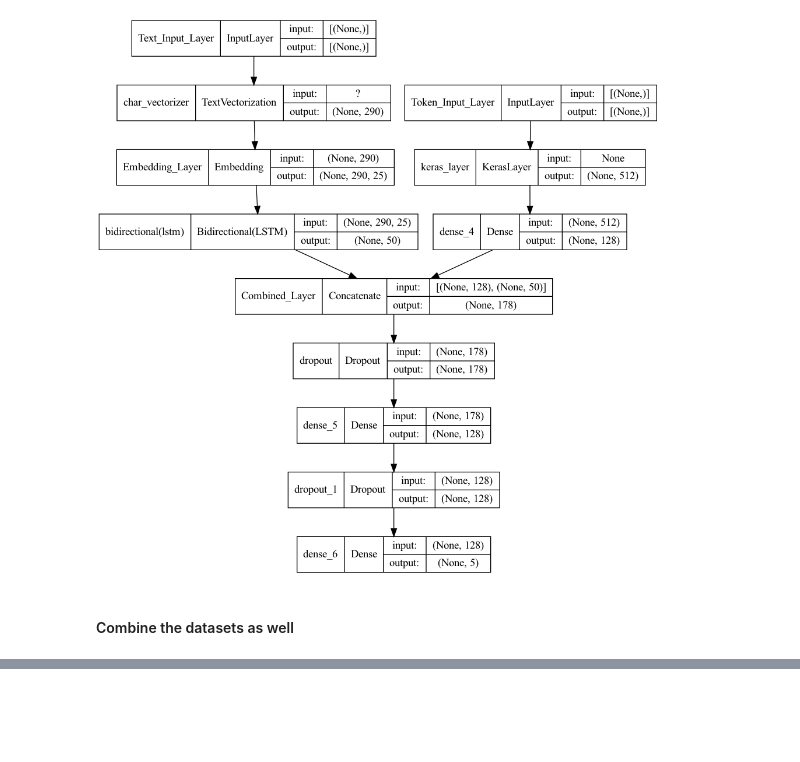
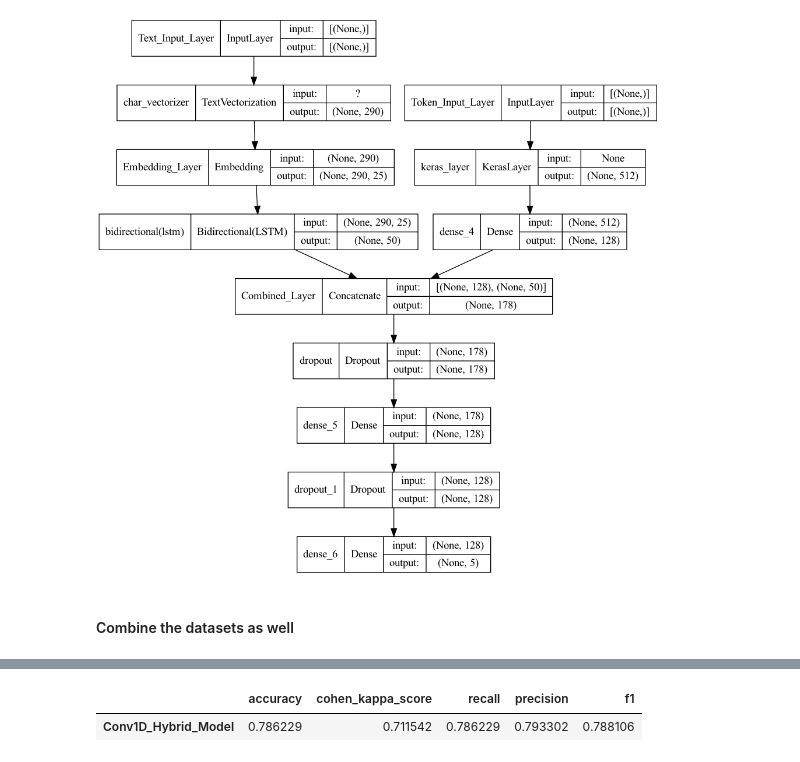
Before and after one commit to bhydemi/Document-Abstracted-Classifier-Project, a Jupyter notebook: Document_Abstract_AI_Classifier_Project.ipynb, the cells around one changed output, grey strips where cells are left out. Cells and saved outputs as stored; diff of their text form; code cells hidden in the pictures; blank space fills up the shorter version.

Commit message:
Hybrid Model Addition

```diff
--- a/Document_Abstract_AI_Classifier_Project.ipynb
+++ b/Document_Abstract_AI_Classifier_Project.ipynb
@@ -601,0 +616,3 @@ NameError: name 'combined_model' is not defined
+# %%
+performance_measure_classification(tf.argmax(combined_model.predict(tf_test_data_combined), axis=1), y_test, 'Conv1D_Hybrid_Model' )
+# %% [output]
@@ -601,0 +622,2 @@ NameError: name 'combined_model' is not defined
+|  | accuracy | cohen_kappa_score | recall | precision | f1 |
+| Conv1D_Hybrid_Model | 0.786229 | 0.711542 | 0.786229 | 0.793302 | 0.788106 |
```
Also changed, not shown: parts of 16 cells of this notebook.
